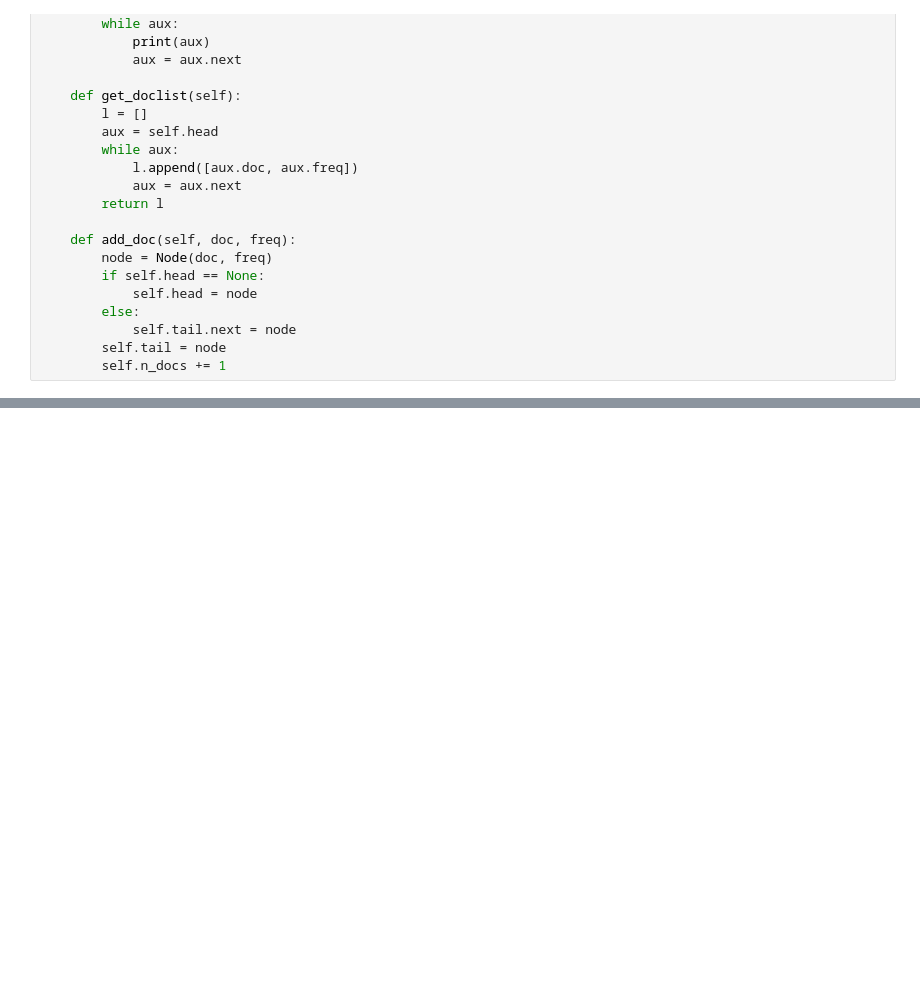
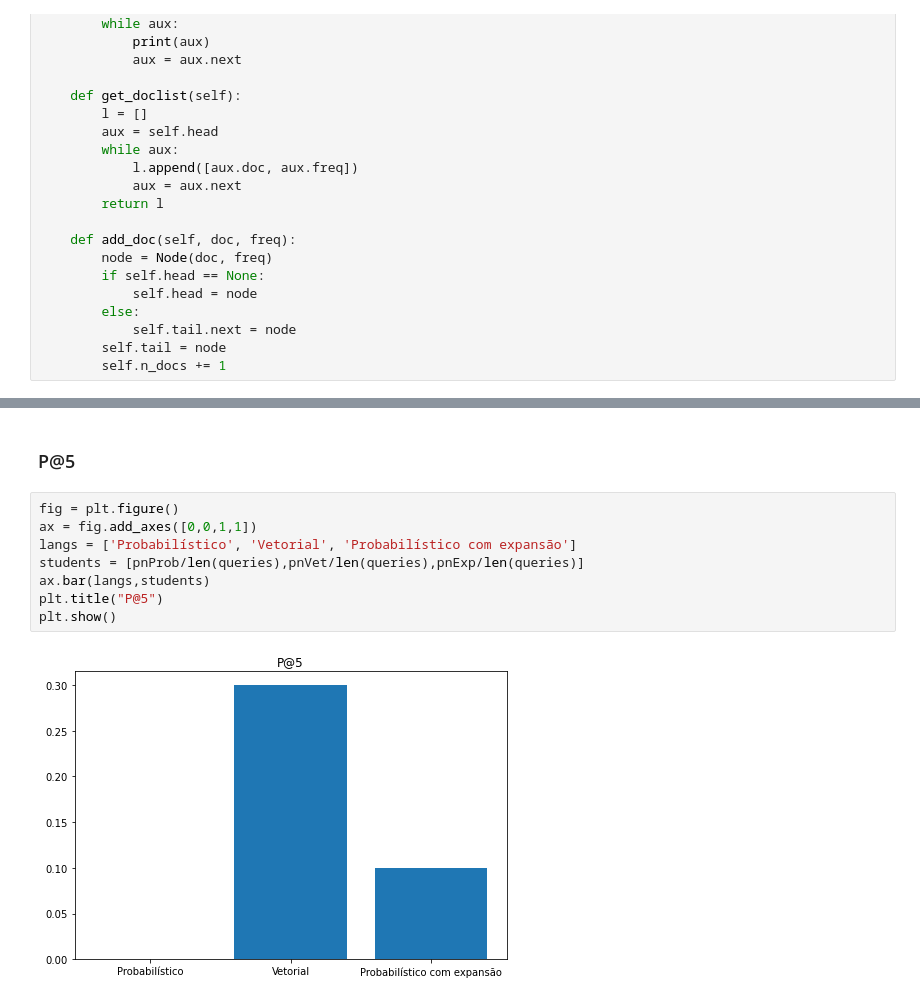
Before and after one commit to gabriellorencetti/information-retrieval-project, a Jupyter notebook: Rec_Info.ipynb, the cells around one changed output, grey strips where cells are left out. Drawn from its saved outputs; the diff is of its cells as text; blank space fills up the shorter version.

```diff
--- a/Rec_Info.ipynb
+++ b/Rec_Info.ipynb
@@ -602,0 +769,12 @@ plt.show()
+# %% [markdown]
+### P@5
+# %%
+fig = plt.figure()
+ax = fig.add_axes([0,0,1,1])
+langs = ['Probabilístico', 'Vetorial', 'Probabilístico com expansão']
+students = [pnProb/len(queries),pnVet/len(queries),pnExp/len(queries)]
+ax.bar(langs,students)
+plt.title("P@5")
+plt.show()
+# %% [output]
+[figure, added]
```
Also changed, not shown: parts of 35 cells of this notebook.
